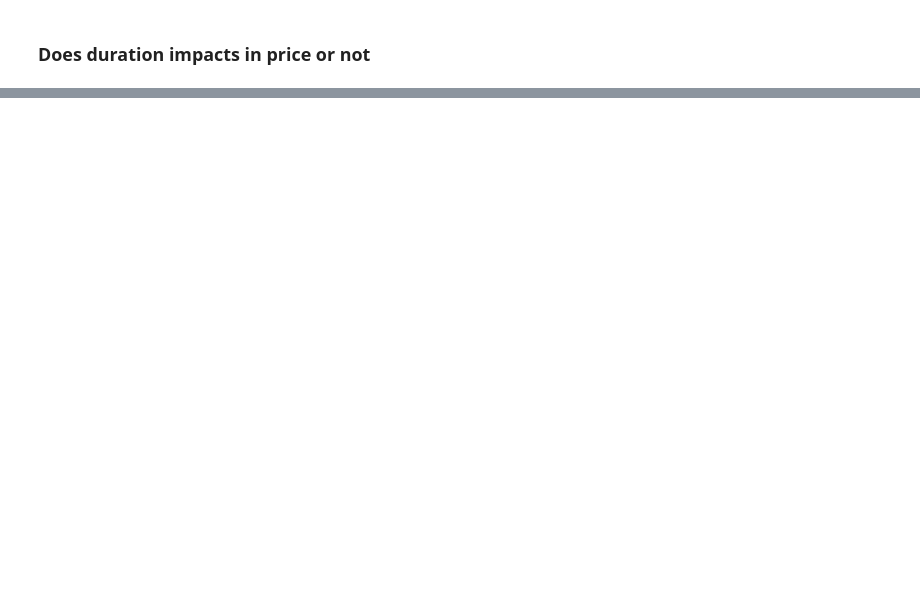
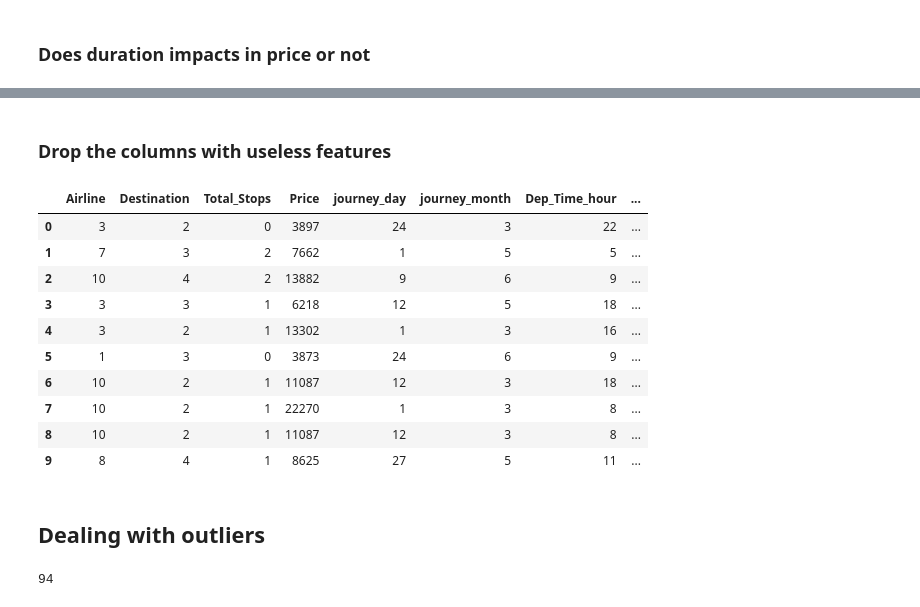
Before and after one commit to mro15/data_science_projects, a Jupyter notebook: airlines_fares/flight_prices.ipynb, the cells around one changed output, grey strips where cells are left out. Drawn from its saved outputs; the diff is of its cells as text; code cells hidden in the pictures; blank space fills up the shorter version.

```diff
--- a/airlines_fares/flight_prices.ipynb
+++ b/airlines_fares/flight_prices.ipynb
@@ -108,0 +253,3 @@ plt.pyplot.show()
+# %%
+stops_map = {'non-stop':0 , '2 stops': 2, '1 stop': 1, '3 stops': 3, '4 stops': 4}
+data_df['Total_Stops'] = data_df['Total_Stops'].map(stops_map)
@@ -108,0 +280,22 @@ plt.pyplot.show()
+# %% [markdown]
+### Drop the columns with useless features
+# %%
+data_df.drop(columns=['Date_of_Journey', 'Additional_Info', 'Duration_total_mins', 'journey_year'], inplace=True)
+# %%
+data_df.drop(columns=['Route', 'Duration'], inplace=True)
+# %%
+data_df.head(10)
+# %% [output]
+|  | Airline | Destination | Total_Stops | Price | journey_day | journey_month | Dep_Time_hour | ... |
+| 0 | 3 | 2 | 0 | 3897 | 24 | 3 | 22 | ... |
+| 1 | 7 | 3 | 2 | 7662 | 1 | 5 | 5 | ... |
+| 2 | 10 | 4 | 2 | 13882 | 9 | 6 | 9 | ... |
+| 3 | 3 | 3 | 1 | 6218 | 12 | 5 | 18 | ... |
+| 4 | 3 | 2 | 1 | 13302 | 1 | 3 | 16 | ... |
+| 5 | 1 | 3 | 0 | 3873 | 24 | 6 | 9 | ... |
+| 6 | 10 | 2 | 1 | 11087 | 12 | 3 | 18 | ... |
+| 7 | 10 | 2 | 1 | 22270 | 1 | 3 | 8 | ... |
+| 8 | 10 | 2 | 1 | 11087 | 12 | 3 | 8 | ... |
+| 9 | 8 | 4 | 1 | 8625 | 27 | 5 | 11 | ... |
+# %% [markdown]
+## Dealing with outliers
@@ -108,0 +313,4 @@ plt.pyplot.show()
+# %%
+len(outliers)
+# %% [output]
+94
```
Also changed, not shown: parts of 28 cells of this notebook.
